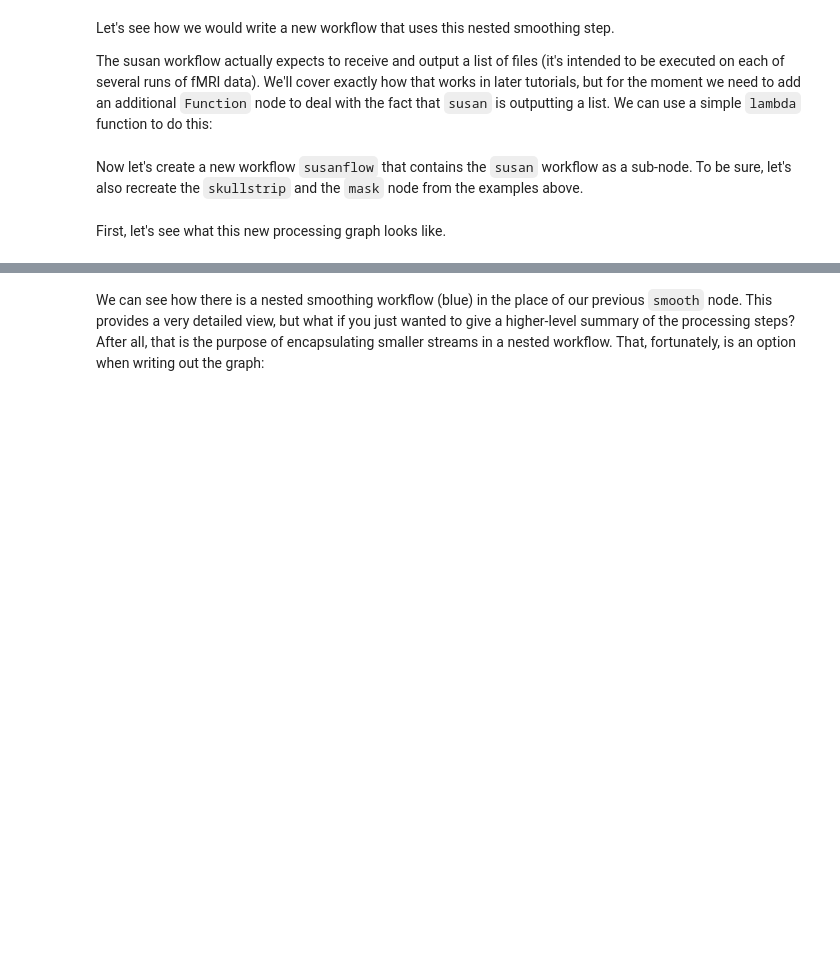
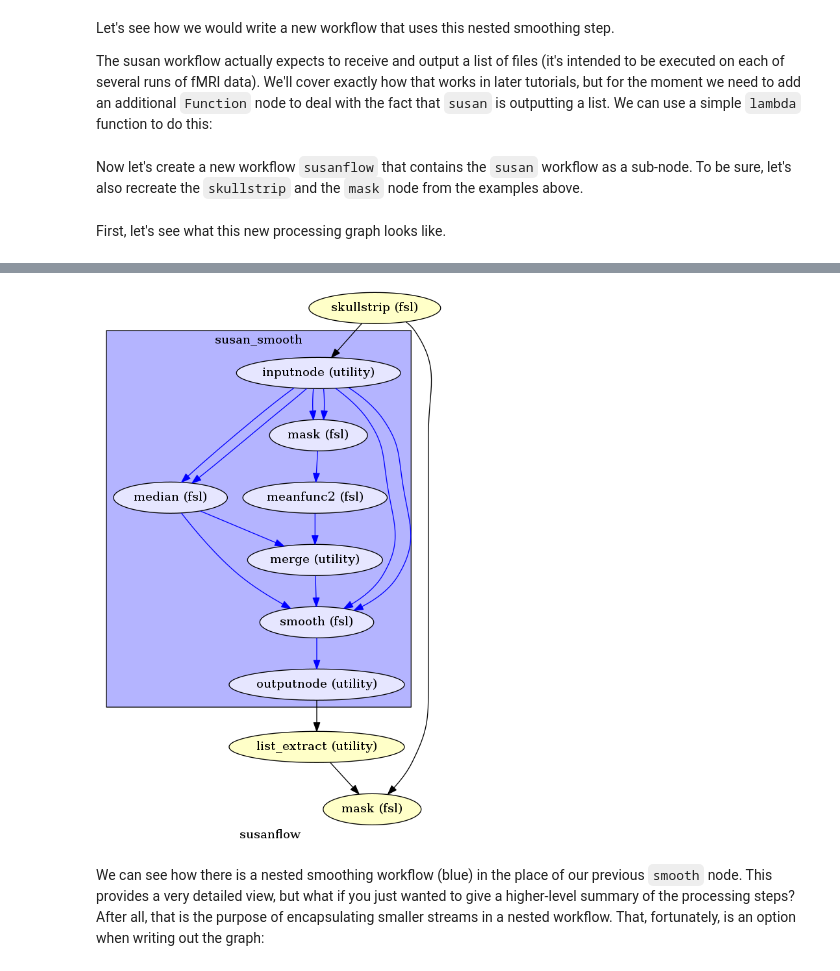
Before and after one commit to nipy/workshops, a Jupyter notebook: 170327-nipype/notebooks/new-workflows-and-interfaces/advanced_workflows.ipynb, the cells around one changed output, grey strips where cells are left out. Cells and saved outputs as stored; diff of their text form; code cells hidden in the pictures; blank space fills up the shorter version.

```diff
--- a/170327-nipype/notebooks/new-workflows-and-interfaces/advanced_workflows.ipynb
+++ b/170327-nipype/notebooks/new-workflows-and-interfaces/advanced_workflows.ipynb
@@ -552,0 +609,3 @@ Image(filename="full_susanflow.dot.png")
+# %%
+Image(filename=wf2.write_graph(graph2use='colored'))
+# %% [output]
@@ -553,3 +614,4 @@ Image(filename="full_susanflow.dot.png")
+[figure, added]
 # %% [markdown]
 We can see how there is a nested smoothing workflow (blue) in the place of our previous `smooth` node. This provides a very detailed view, but what if you just wanted to give a higher-level summary of the processing steps? After all, that is the purpose of encapsulating smaller streams in a nested workflow. That, fortunately, is an option when writing out the graph:
 # %%
```
Also changed, not shown: parts of 39 cells of this notebook, 1 other file.
